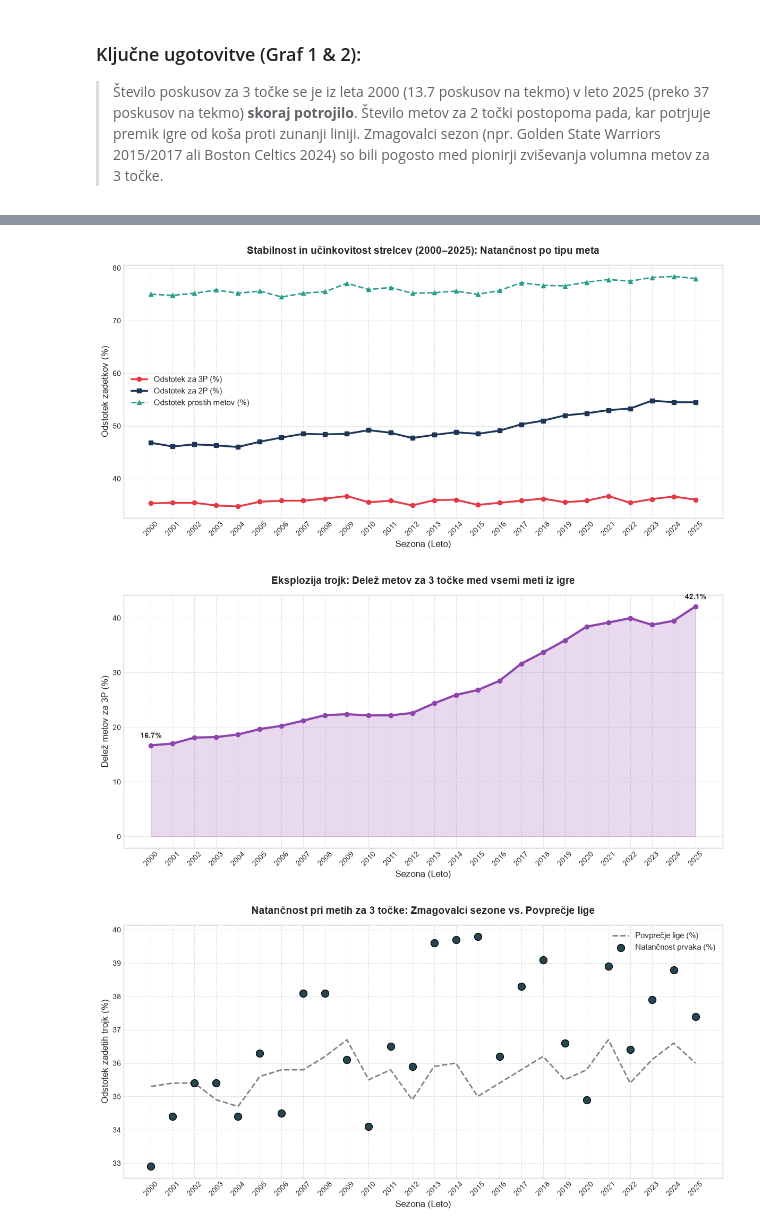
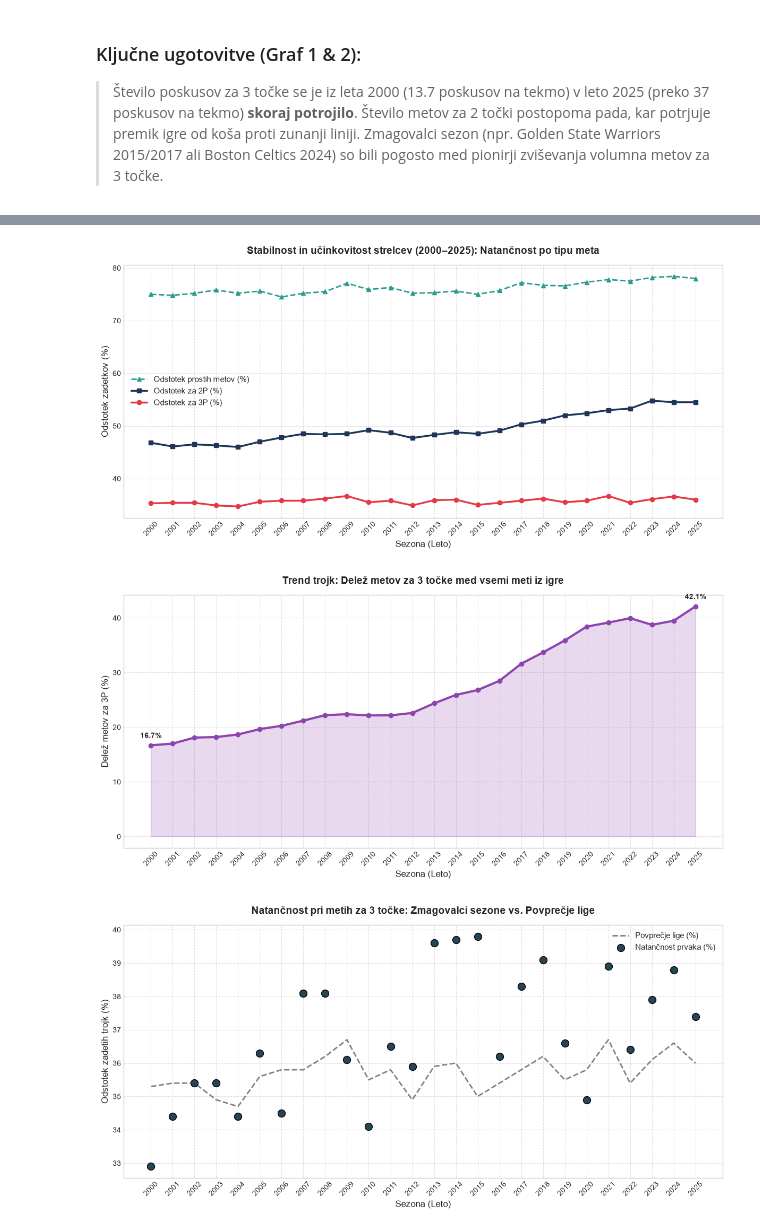
Before and after one commit to AleksZorko/projektna_naloga_uvp, a Jupyter notebook: analiza.ipynb, the cells around one changed output, grey strips where cells are left out. Saved outputs shown, nothing was run; the diff lists cells and outputs as text; code cells hidden in the pictures.

```diff
--- a/analiza.ipynb
+++ b/analiza.ipynb
@@ -116,9 +116,9 @@ plt.show()
 # %%
 plt.figure(figsize=(12, 6))
 
+plt.plot(df['Leto'], df['Liga_odstotek_PM'] * 100, marker='^', color='#2A9D8F', linewidth=2, linestyle='--', label='Odstotek prostih metov (%)')
+plt.plot(df['Leto'], df['Liga_odstotek_2p'] * 100, marker='s', color='#1D3557', linewidth=2.5, label='Odstotek za 2P (%)')
 plt.plot(df['Leto'], df['Liga_odstotek_3p'] * 100, marker='o', color='#E63946', linewidth=2.5, label='Odstotek za 3P (%)')
-plt.plot(df['Leto'], df['Liga_odstotek_2p'] * 100, marker='s', color='#1D3557', linewidth=2.5, label='Odstotek za 2P (%)')
-plt.plot(df['Leto'], df['Liga_odstotek_PM'] * 100, marker='^', color='#2A9D8F', linewidth=2, linestyle='--', label='Odstotek prostih metov (%)')
 
 plt.title('Stabilnost in učinkovitost strelcev (2000–2025): Natančnost po tipu meta', fontsize=14, fontweight='bold', pad=15)
 plt.xlabel('Sezona (Leto)', fontsize=12)
@@ -131,30 +131,30 @@ plt.legend(fontsize=11)
 plt.tight_layout()
 plt.show()
 # %% [output]
-[figure, old version]
+[figure, new version]
 # %%
 plt.figure(figsize=(12, 6))
 
 vsi_meti = df['Liga_poskusi_3p'] + df['Liga_poskusi_2p']
 delez_3p = (df['Liga_poskusi_3p'] / vsi_meti) * 100
 
 plt.plot(df['Leto'], delez_3p, marker='o', color='#8E44AD', linewidth=3)
 plt.fill_between(df['Leto'], delez_3p, color='#8E44AD', alpha=0.2)
 
-plt.title('Eksplozija trojk: Delež metov za 3 točke med vsemi meti iz igre', fontsize=14, fontweight='bold', pad=15)
+plt.title('Trend trojk: Delež metov za 3 točke med vsemi meti iz igre', fontsize=14, fontweight='bold', pad=15)
 plt.xlabel('Sezona (Leto)', fontsize=12)
 plt.ylabel('Delež metov za 3P (%)', fontsize=12)
 
 plt.annotate(f"{delez_3p.iloc[0]:.1f}%", (df['Leto'].iloc[0], delez_3p.iloc[0]), textcoords="offset points", xytext=(0,10), ha='center', fontweight='bold')
 plt.annotate(f"{delez_3p.iloc[-1]:.1f}%", (df['Leto'].iloc[-1], delez_3p.iloc[-1]), textcoords="offset points", xytext=(0,10), ha='center', fontweight='bold')
 
 plt.xticks(df['Leto'], rotation=45)
 plt.grid(True, linestyle='--', alpha=0.6)
 
 plt.tight_layout()
 plt.show()
 # %% [output]
-[figure, old version]
+[figure, new version]
 # %%
 plt.figure(figsize=(12, 6))
 
```
Also changed, not shown: parts of 3 cells of this notebook.
